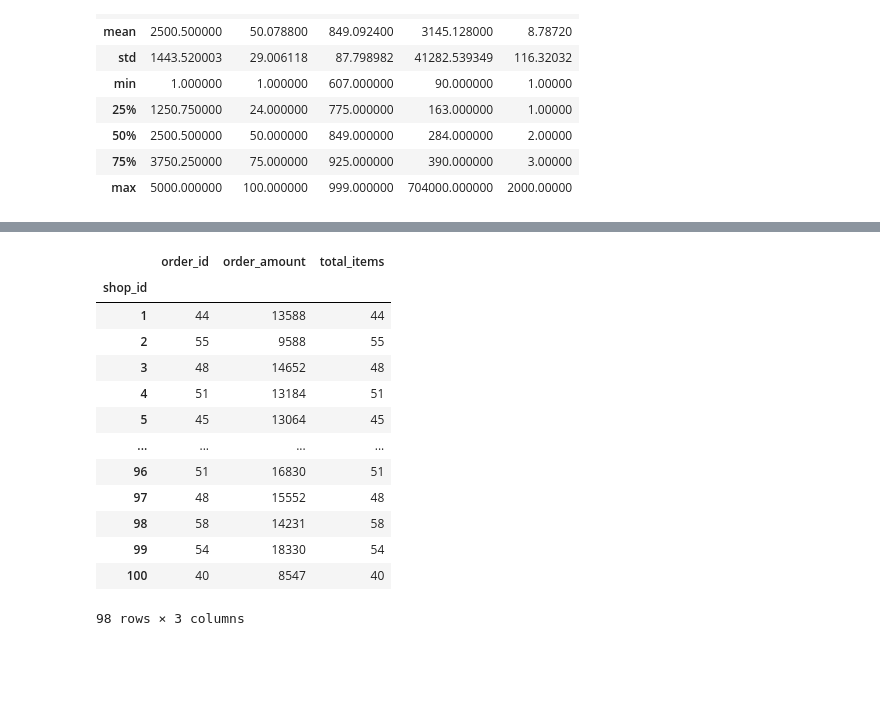
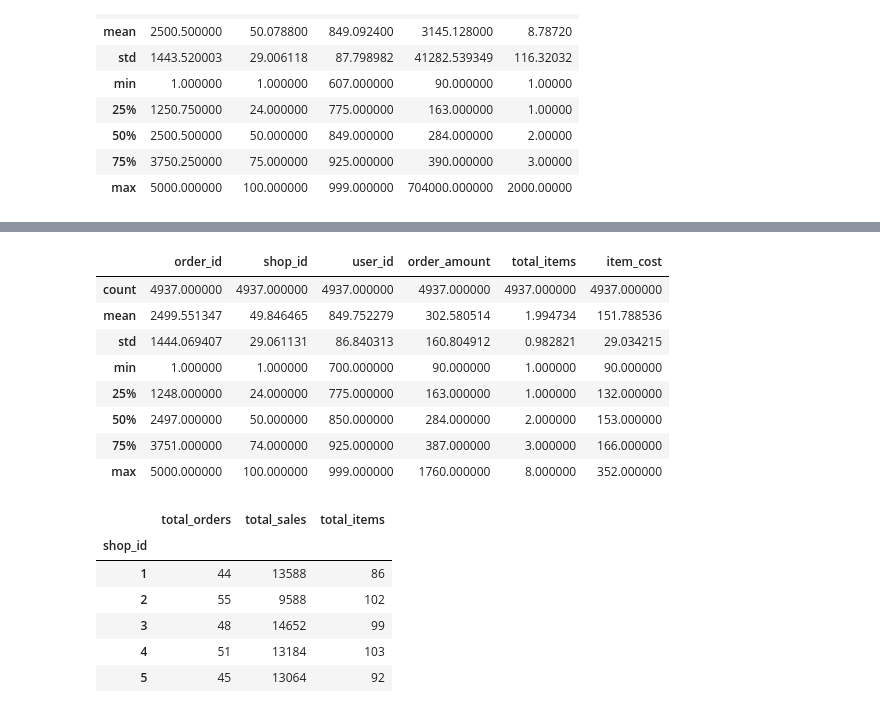
Before and after one commit to mhertel278/shopify_intern_challenge, a Jupyter notebook: shopify_challenge.ipynb, the cells around one changed output, grey strips where cells are left out. Drawn from its saved outputs; the diff is of its cells as text; code cells hidden in the pictures; blank space fills up the shorter version.

```diff
--- a/shopify_challenge.ipynb
+++ b/shopify_challenge.ipynb
@@ -32,0 +98,4 @@ orders_df.describe()
+# %%
+# drop orders with 2000 units ordered from the dataset
+orders_df2 = orders_df[orders_df['total_items']!=2000]
+orders_df2
@@ -33,5 +133,5 @@ orders_df.describe()
 # %%
 # calculate cost per item to determine if some items are mis-priced
-orders_df['item_cost'] = orders_df['order_amount']/orders_df['total_items']
-orders_df['item_cost']
+orders_df2['item_cost'] = orders_df2['order_amount']/orders_df2['total_items']
+orders_df2['item_cost']
 # %% [output]
@@ -109,0 +231,3 @@ dropped_outliers_df2.describe()
+# %%
+orders_df3 = orders_df2[orders_df2['item_cost']!=orders_df2['item_cost'].max()]
+orders_df3
@@ -110,19 +248,27 @@ dropped_outliers_df2.describe()
+# %%
+orders_df3.describe()
+# %% [output]
+|  | order_id | shop_id | user_id | order_amount | total_items | item_cost |
+| count | 4937.000000 | 4937.000000 | 4937.000000 | 4937.000000 | 4937.000000 | 4937.000000 |
+| mean | 2499.551347 | 49.846465 | 849.752279 | 302.580514 | 1.994734 | 151.788536 |
+| std | 1444.069407 | 29.061131 | 86.840313 | 160.804912 | 0.982821 | 29.034215 |
+| min | 1.000000 | 1.000000 | 700.000000 | 90.000000 | 1.000000 | 90.000000 |
+| 25% | 1248.000000 | 24.000000 | 775.000000 | 163.000000 | 1.000000 | 132.000000 |
+| 50% | 2497.000000 | 50.000000 | 850.000000 | 284.000000 | 2.000000 | 153.000000 |
+| 75% | 3751.000000 | 74.000000 | 925.000000 | 387.000000 | 3.000000 | 166.000000 |
+| max | 5000.000000 | 100.000000 | 999.000000 | 1760.000000 | 8.000000 | 352.000000 |
 # %%
 # Calculate metrics by store
-store_sales_df = dropped_outliers_df2.groupby('shop_id').agg({'order_id': 'count','order_amount':'sum','total_items':'count'})
-store_sales_df
+store_sales_df = orders_df3.groupby('shop_id').agg({'order_id': 'count','order_amount':'sum','total_items':'sum'})
+# rename colums
+dict = {'order_id':'total_orders','order_amount':'total_sales'}
+store_sales_df.rename(columns=dict, inplace=True)
+store_sales_df.head()
 # %% [output]
-|  | order_id | order_amount | total_items |
+|  | total_orders | total_sales | total_items |
 | shop_id |  |  |  |
-| 1 | 44 | 13588 | 44 |
-| 2 | 55 | 9588 | 55 |
-| 3 | 48 | 14652 | 48 |
-| 4 | 51 | 13184 | 51 |
-| 5 | 45 | 13064 | 45 |
-| ... | ... | ... | ... |
-| 96 | 51 | 16830 | 51 |
-| 97 | 48 | 15552 | 48 |
-| 98 | 58 | 14231 | 58 |
-| 99 | 54 | 18330 | 54 |
-| 100 | 40 | 8547 | 40 |
+| 1 | 44 | 13588 | 86 |
+| 2 | 55 | 9588 | 102 |
+| 3 | 48 | 14652 | 99 |
+| 4 | 51 | 13184 | 103 |
+| 5 | 45 | 13064 | 92 |
-98 rows × 3 columns
```
Also changed, not shown: parts of 31 cells of this notebook.
